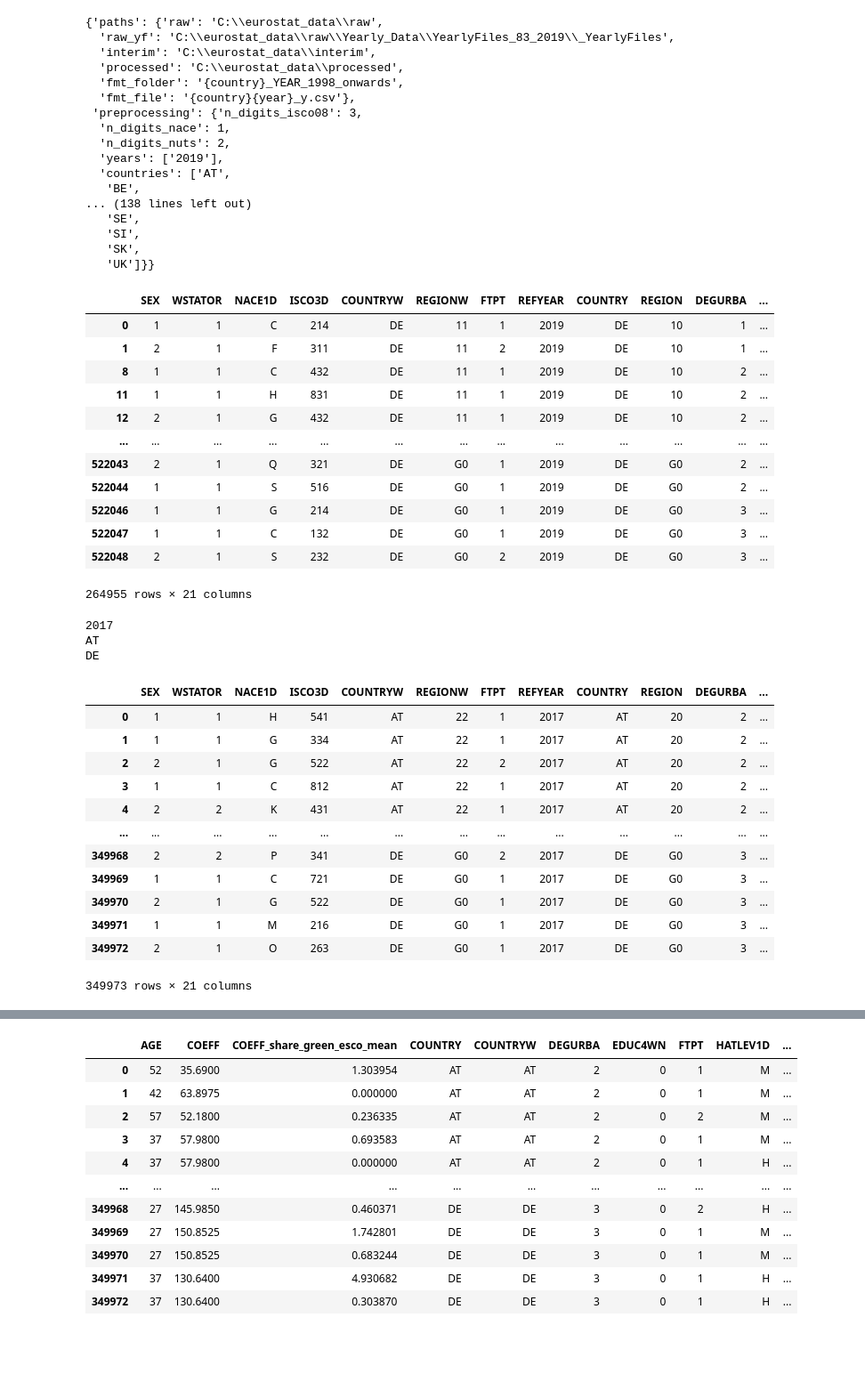
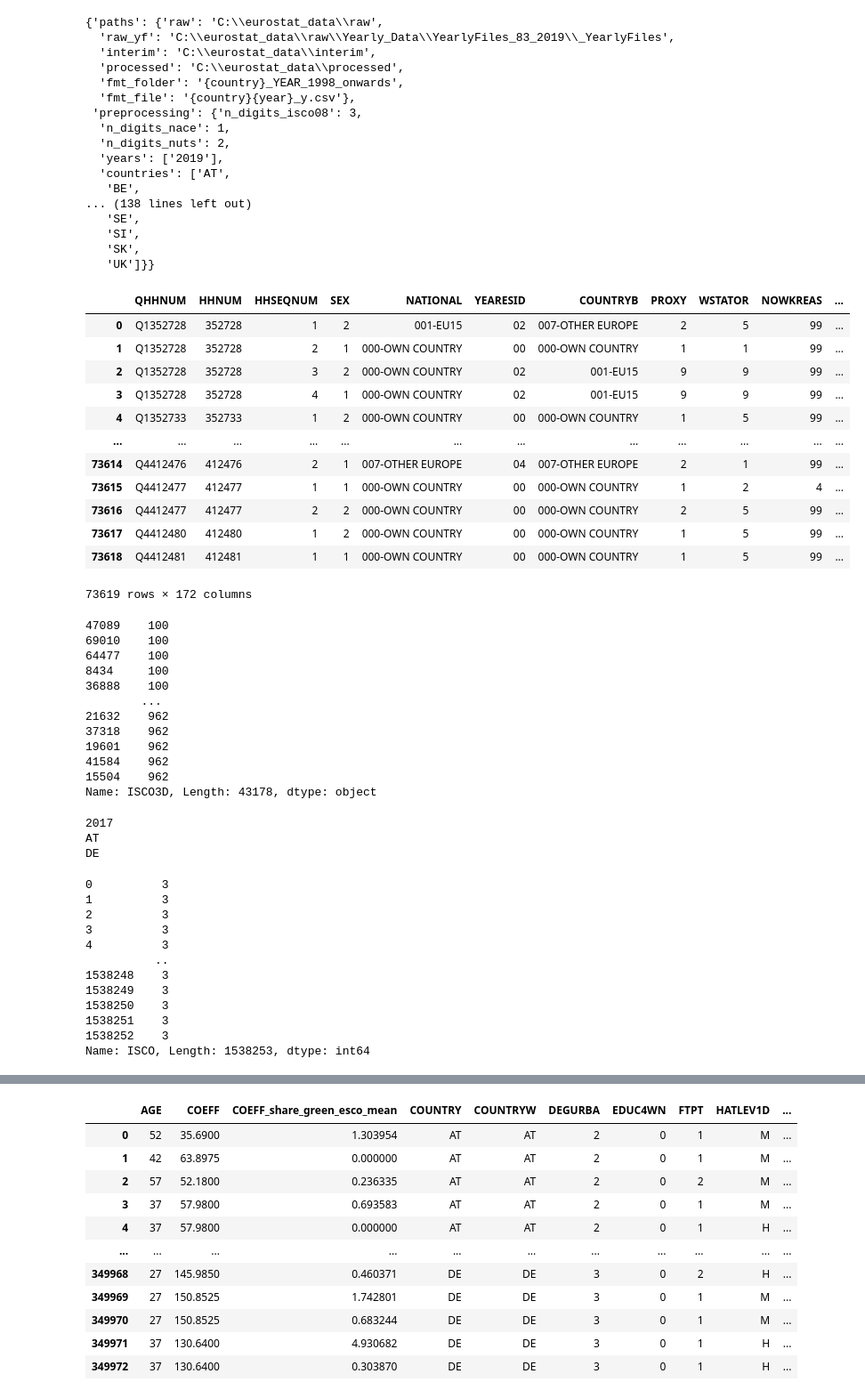
Before and after one commit to derpyninja/re4gt, a Jupyter notebook: notebooks/new/00-fz-debugging-for-code-refactoring.ipynb, the cells around one changed output, grey strips where cells are left out. Shown at 89% size. Cells and saved outputs as stored; diff of their text form; code cells hidden in the pictures; blank space fills up the shorter version.

```diff
--- a/notebooks/new/00-fz-debugging-for-code-refactoring.ipynb
+++ b/notebooks/new/00-fz-debugging-for-code-refactoring.ipynb
@@ -37,4 +37,4 @@ pd.set_option("display.max_columns", 120)
 logging.basicConfig(level=logging.INFO, stream=sys.stdout)
 
 # load paths
-useful_paths = utils.UsefulPaths(fn_config_path="paths_config.yml")
+useful_paths = utils.UsefulPaths()
@@ -221,22 +226,37 @@ config
 from src.data.lfs import EuLfs
 
 lfs = EuLfs(config=config)
+# %%
+lfs.read_raw_file("NL", "2019")
+# %% [output]
+|  | QHHNUM | HHNUM | HHSEQNUM | SEX | NATIONAL | YEARESID | COUNTRYB | PROXY | WSTATOR | NOWKREAS | ... |
+| 0 | Q1352728 | 352728 | 1 | 2 | 001-EU15 | 02 | 007-OTHER EUROPE | 2 | 5 | 99 | ... |
+| 1 | Q1352728 | 352728 | 2 | 1 | 000-OWN COUNTRY | 00 | 000-OWN COUNTRY | 1 | 1 | 99 | ... |
+| 2 | Q1352728 | 352728 | 3 | 2 | 000-OWN COUNTRY | 02 | 001-EU15 | 9 | 9 | 99 | ... |
+| 3 | Q1352728 | 352728 | 4 | 1 | 000-OWN COUNTRY | 02 | 001-EU15 | 9 | 9 | 99 | ... |
+| 4 | Q1352733 | 352733 | 1 | 2 | 000-OWN COUNTRY | 00 | 000-OWN COUNTRY | 1 | 5 | 99 | ... |
+| ... | ... | ... | ... | ... | ... | ... | ... | ... | ... | ... | ... |
+| 73614 | Q4412476 | 412476 | 2 | 1 | 007-OTHER EUROPE | 04 | 007-OTHER EUROPE | 2 | 1 | 99 | ... |
+| 73615 | Q4412477 | 412477 | 1 | 1 | 000-OWN COUNTRY | 00 | 000-OWN COUNTRY | 1 | 2 | 4 | ... |
+| 73616 | Q4412477 | 412477 | 2 | 2 | 000-OWN COUNTRY | 00 | 000-OWN COUNTRY | 2 | 5 | 99 | ... |
+| 73617 | Q4412480 | 412480 | 1 | 2 | 000-OWN COUNTRY | 00 | 000-OWN COUNTRY | 1 | 5 | 99 | ... |
+| 73618 | Q4412481 | 412481 | 1 | 1 | 000-OWN COUNTRY | 00 | 000-OWN COUNTRY | 1 | 5 | 99 | ... |
+73619 rows × 172 columns
 # %%
-lfs.read_filtered_file("DE", "2019", return_filtering_stats=False)
+lfs.read_filtered_file("NL", "2019", return_filtering_stats=False).ISCO3D.sort_values()
 # %% [output]
-|  | SEX | WSTATOR | NACE1D | ISCO3D | COUNTRYW | REGIONW | FTPT | REFYEAR | COUNTRY | REGION | DEGURBA | ... |
-| 0 | 1 | 1 | C | 214 | DE | 11 | 1 | 2019 | DE | 10 | 1 | ... |
-| 1 | 2 | 1 | F | 311 | DE | 11 | 2 | 2019 | DE | 10 | 1 | ... |
-| 8 | 1 | 1 | C | 432 | DE | 11 | 1 | 2019 | DE | 10 | 2 | ... |
-| 11 | 1 | 1 | H | 831 | DE | 11 | 1 | 2019 | DE | 10 | 2 | ... |
-| 12 | 2 | 1 | G | 432 | DE | 11 | 1 | 2019 | DE | 10 | 2 | ... |
-| ... | ... | ... | ... | ... | ... | ... | ... | ... | ... | ... | ... | ... |
-| 522043 | 2 | 1 | Q | 321 | DE | G0 | 1 | 2019 | DE | G0 | 2 | ... |
-| 522044 | 1 | 1 | S | 516 | DE | G0 | 1 | 2019 | DE | G0 | 2 | ... |
-| 522046 | 1 | 1 | G | 214 | DE | G0 | 1 | 2019 | DE | G0 | 3 | ... |
-| 522047 | 1 | 1 | C | 132 | DE | G0 | 1 | 2019 | DE | G0 | 3 | ... |
-| 522048 | 2 | 1 | S | 232 | DE | G0 | 2 | 2019 | DE | G0 | 3 | ... |
-264955 rows × 21 columns
+47089    100
+69010    100
+64477    100
+8434     100
+36888    100
+        ...
+21632    962
+37318    962
+19601    962
+41584    962
+15504    962
+Name: ISCO3D, Length: 43178, dtype: object
 # %%
 lfs.preprocess_files(years=["2017"], countries=["AT", "DE"], save_file=True)
 # %% [output]
@@ -244,18 +264,17 @@ lfs.preprocess_files(years=["2017"], countries=["AT", "DE"], save_file=True)
 AT
 DE
 # %%
-lfs.read_preprocessed_file(year=2017)
+lfs.read_preprocessed_file(year=2019).ISCO.str.len()
 # %% [output]
-|  | SEX | WSTATOR | NACE1D | ISCO3D | COUNTRYW | REGIONW | FTPT | REFYEAR | COUNTRY | REGION | DEGURBA | ... |
-| 0 | 1 | 1 | H | 541 | AT | 22 | 1 | 2017 | AT | 20 | 2 | ... |
-| 1 | 1 | 1 | G | 334 | AT | 22 | 1 | 2017 | AT | 20 | 2 | ... |
-| 2 | 2 | 1 | G | 522 | AT | 22 | 2 | 2017 | AT | 20 | 2 | ... |
-| 3 | 1 | 1 | C | 812 | AT | 22 | 1 | 2017 | AT | 20 | 2 | ... |
-| 4 | 2 | 2 | K | 431 | AT | 22 | 1 | 2017 | AT | 20 | 2 | ... |
-| ... | ... | ... | ... | ... | ... | ... | ... | ... | ... | ... | ... | ... |
-| 349968 | 2 | 2 | P | 341 | DE | G0 | 2 | 2017 | DE | G0 | 3 | ... |
-| 349969 | 1 | 1 | C | 721 | DE | G0 | 1 | 2017 | DE | G0 | 3 | ... |
-| 349970 | 2 | 1 | G | 522 | DE | G0 | 1 | 2017 | DE | G0 | 3 | ... |
-| 349971 | 1 | 1 | M | 216 | DE | G0 | 1 | 2017 | DE | G0 | 3 | ... |
-| 349972 | 2 | 1 | O | 263 | DE | G0 | 1 | 2017 | DE | G0 | 3 | ... |
-349973 rows × 21 columns
+0          3
+1          3
+2          3
+3          3
+4          3
+          ..
+1538248    3
+1538249    3
+1538250    3
+1538251    3
+1538252    3
+Name: ISCO, Length: 1538253, dtype: int64
```
Also changed, not shown: parts of 23 cells of this notebook, 4 other files.
